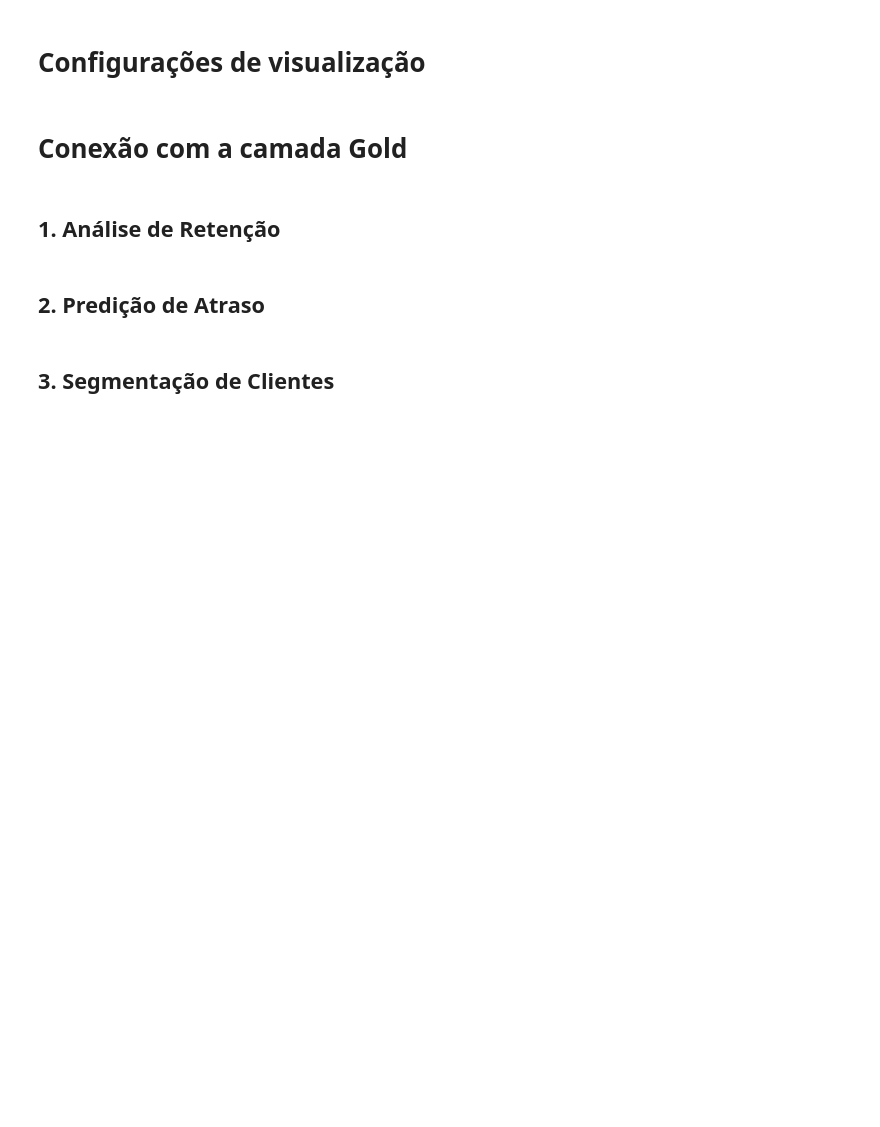
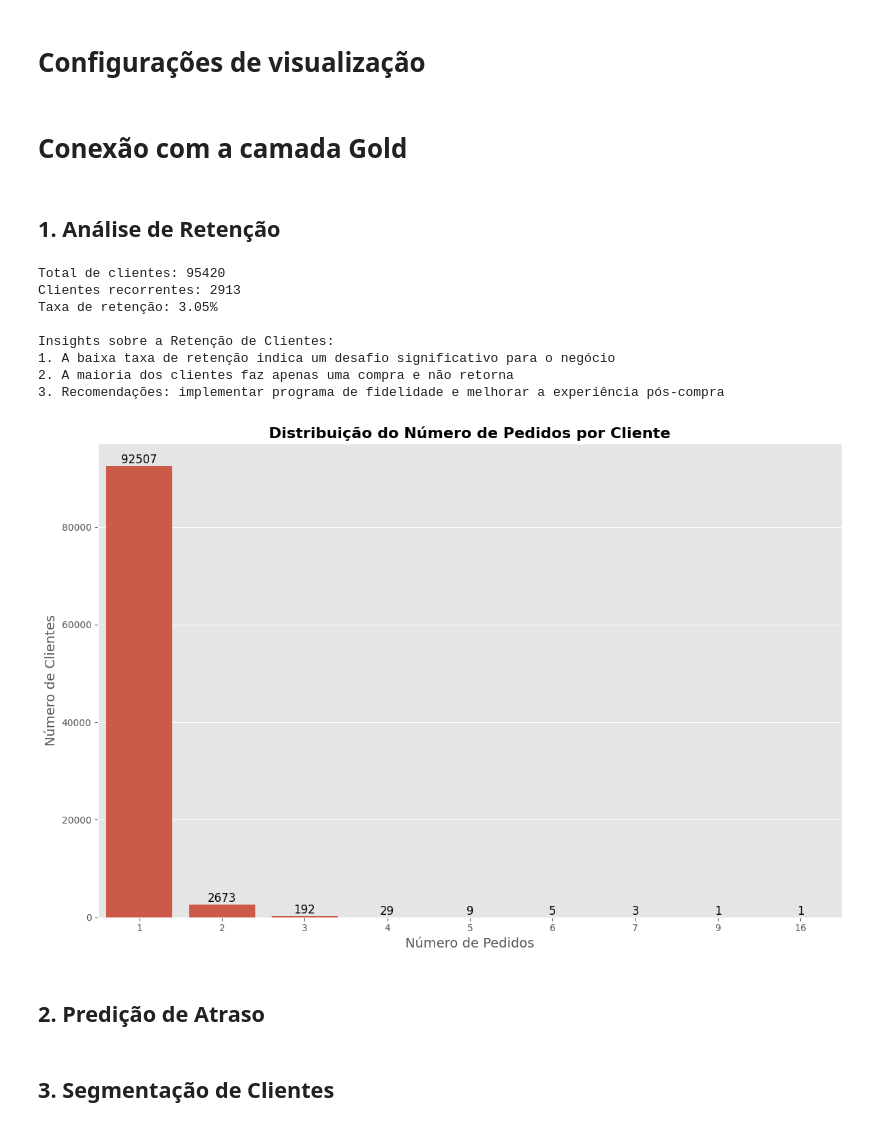
Before and after one commit to RenanOliveira04/data_engineering, a Jupyter notebook: notebooks/5_solucao_problemas.ipynb, the cells around one changed output. Drawn from its saved outputs; the diff is of its cells as text; code cells hidden in the pictures; blank space fills up the shorter version.

```diff
--- a/notebooks/5_solucao_problemas.ipynb
+++ b/notebooks/5_solucao_problemas.ipynb
@@ -40,20 +40,20 @@ plt.style.use('ggplot')
 # %%
 if os.path.exists('../gold/gold_layer.db'):
     db_path = '../gold/gold_layer.db'
-    output_path = '../gold/'
+    output_path = '../dashboards/'
 else:
     db_path = 'gold/gold_layer.db'
-    output_path = 'gold/'
+    output_path = 'dashboards/'
 
 conn = sqlite3.connect('../gold/gold_layer.db')
 # %% [markdown]
 ## 1. Análise de Retenção
 # %%
 query = """
-SELECT c.customer_id, COUNT(DISTINCT fs.order_id) as order_count
+SELECT c.customer_unique_id, COUNT(DISTINCT fs.order_id) as order_count
 FROM DIM_CUSTOMERS c
 JOIN FACT_SALES fs ON c.customer_id = fs.customer_id
-GROUP BY c.customer_id
+GROUP BY c.customer_unique_id
 """
 
 retention_data = pd.read_sql_query(query, conn)
@@ -62,40 +62,48 @@ def analyze_retention(data):
     total_customers = len(data)
     recurring_customers = len(data[data['order_count'] > 1])
     retention_rate = (recurring_customers / total_customers) * 100
-
-    order_counts = data['order_count'].value_counts().sort_index()
 
     print(f"Total de clientes: {total_customers}")
     print(f"Clientes recorrentes: {recurring_customers}")
     print(f"Taxa de retenção: {retention_rate:.2f}%")
 
     plt.figure(figsize=(12, 8))
     ax = sns.countplot(x='order_count', data=data)
     plt.title('Distribuição do Número de Pedidos por Cliente', fontsize=16, fontweight='bold')
     plt.xlabel('Número de Pedidos', fontsize=14)
     plt.ylabel('Número de Clientes', fontsize=14)
 
     for p in ax.patches:
         ax.annotate(f'{int(p.get_height())}',
                     (p.get_x() + p.get_width() / 2., p.get_height()),
                     ha = 'center', va = 'bottom',
                     fontsize=12)
 
     plt.tight_layout()
     plt.savefig(os.path.join(output_path, 'retention_analysis.png'), dpi=300)
 
     return {
         'total_customers': total_customers,
         'recurring_customers': recurring_customers,
         'retention_rate': retention_rate
     }
 
 retention_results = analyze_retention(retention_data)
 
 print("\nInsights sobre a Retenção de Clientes:")
 print("1. A baixa taxa de retenção indica um desafio significativo para o negócio")
 print("2. A maioria dos clientes faz apenas uma compra e não retorna")
 print("3. Recomendações: implementar programa de fidelidade e melhorar a experiência pós-compra")
+# %% [output]
+Total de clientes: 95420
+Clientes recorrentes: 2913
+Taxa de retenção: 3.05%
+
+Insights sobre a Retenção de Clientes:
+1. A baixa taxa de retenção indica um desafio significativo para o negócio
+2. A maioria dos clientes faz apenas uma compra e não retorna
+3. Recomendações: implementar programa de fidelidade e melhorar a experiência pós-compra
+[figure, added]
 # %% [markdown]
 ## 2. Predição de Atraso
 # %%
```
Also changed, not shown: parts of 2 cells of this notebook, 29 other files.
